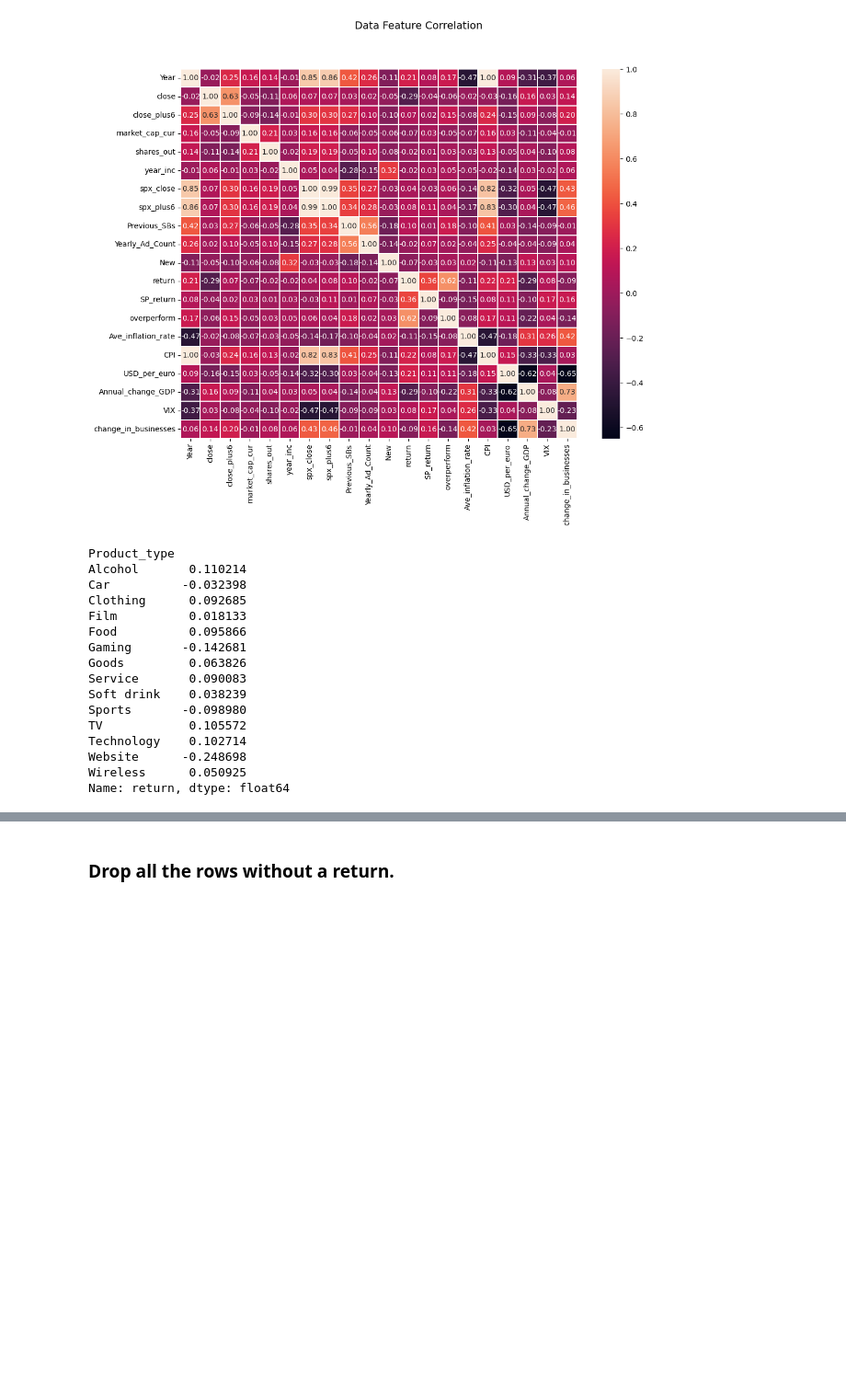
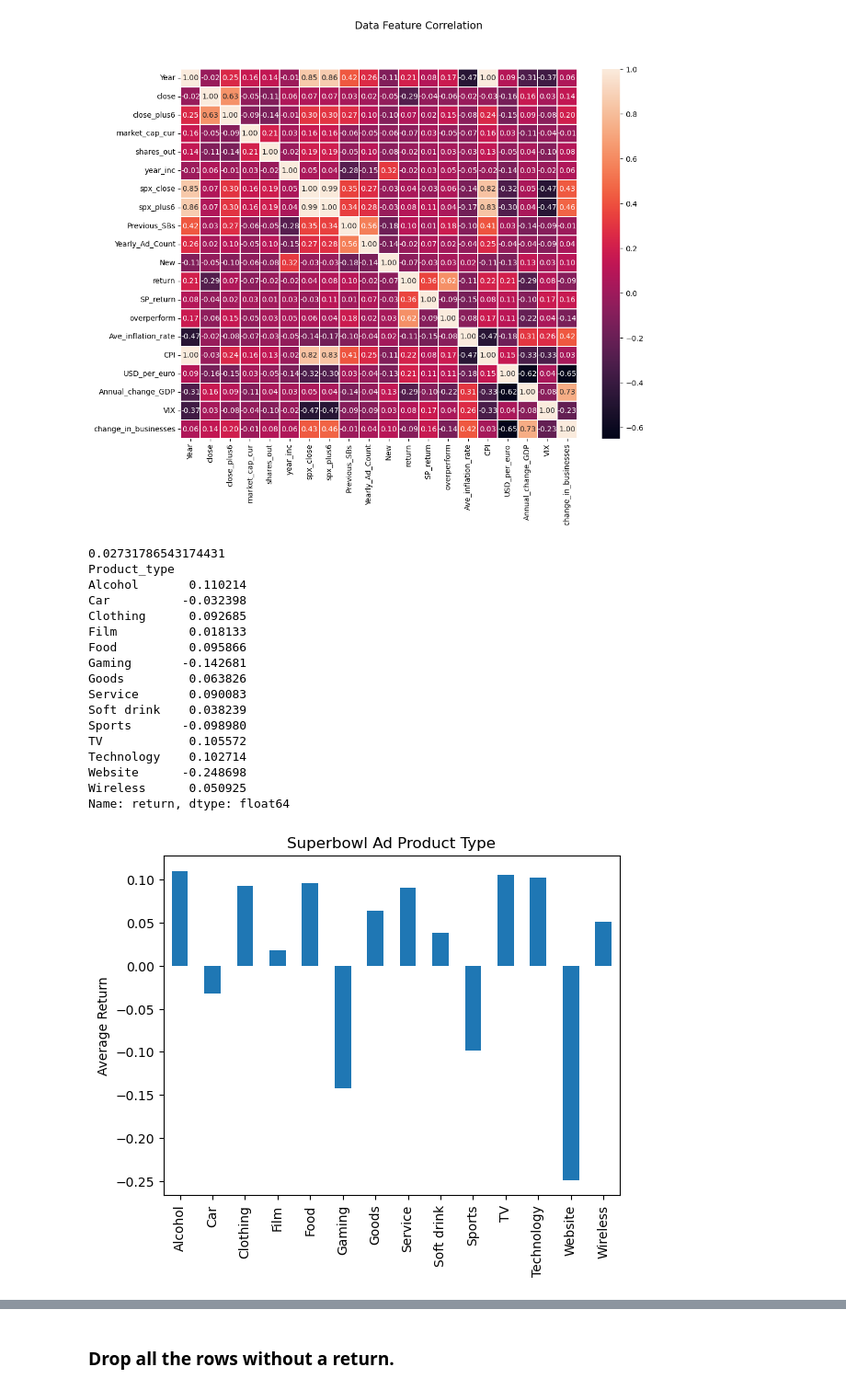
Before and after one commit to mikedshadow/Capstone-2, a Jupyter notebook: Notebooks/Capstone-2-Exploratory-Data-Analysis.ipynb, the cells around one changed output, grey strips where cells are left out. Shown at 92% size. Drawn from its saved outputs; the diff is of its cells as text; code cells hidden in the pictures; blank space fills up the shorter version.

```diff
--- a/Notebooks/Capstone-2-Exploratory-Data-Analysis.ipynb
+++ b/Notebooks/Capstone-2-Exploratory-Data-Analysis.ipynb
@@ -163,22 +163,32 @@ f.suptitle('Data Feature Correlation ', fontsize=14)
 Text(0.5, 0.98, 'Data Feature Correlation ')
 [figure]
 # %%
+print(df['return'].mean())
 # Average returns by Product_type
-df.groupby('Product_type')['return'].mean()
+print(df.groupby('Product_type')['return'].mean())
+# Bar graph of return by Product_type
+df.groupby('Product_type')['return'].mean().plot(kind="bar")
+plt.xlabel('')
+plt.ylabel('Average Return')
+plt.title('Superbowl Ad Product Type')
+plt.xticks(rotation=90)
+plt.show()
 # %% [output]
+0.02731786543174431
 Product_type
 Alcohol       0.110214
 Car          -0.032398
 Clothing      0.092685
 Film          0.018133
 Food          0.095866
 Gaming       -0.142681
 Goods         0.063826
 Service       0.090083
 Soft drink    0.038239
 Sports       -0.098980
 TV            0.105572
 Technology    0.102714
 Website      -0.248698
 Wireless      0.050925
 Name: return, dtype: float64
+[figure, added]
```
Also changed, not shown: parts of 6 cells of this notebook, 5 other files.
